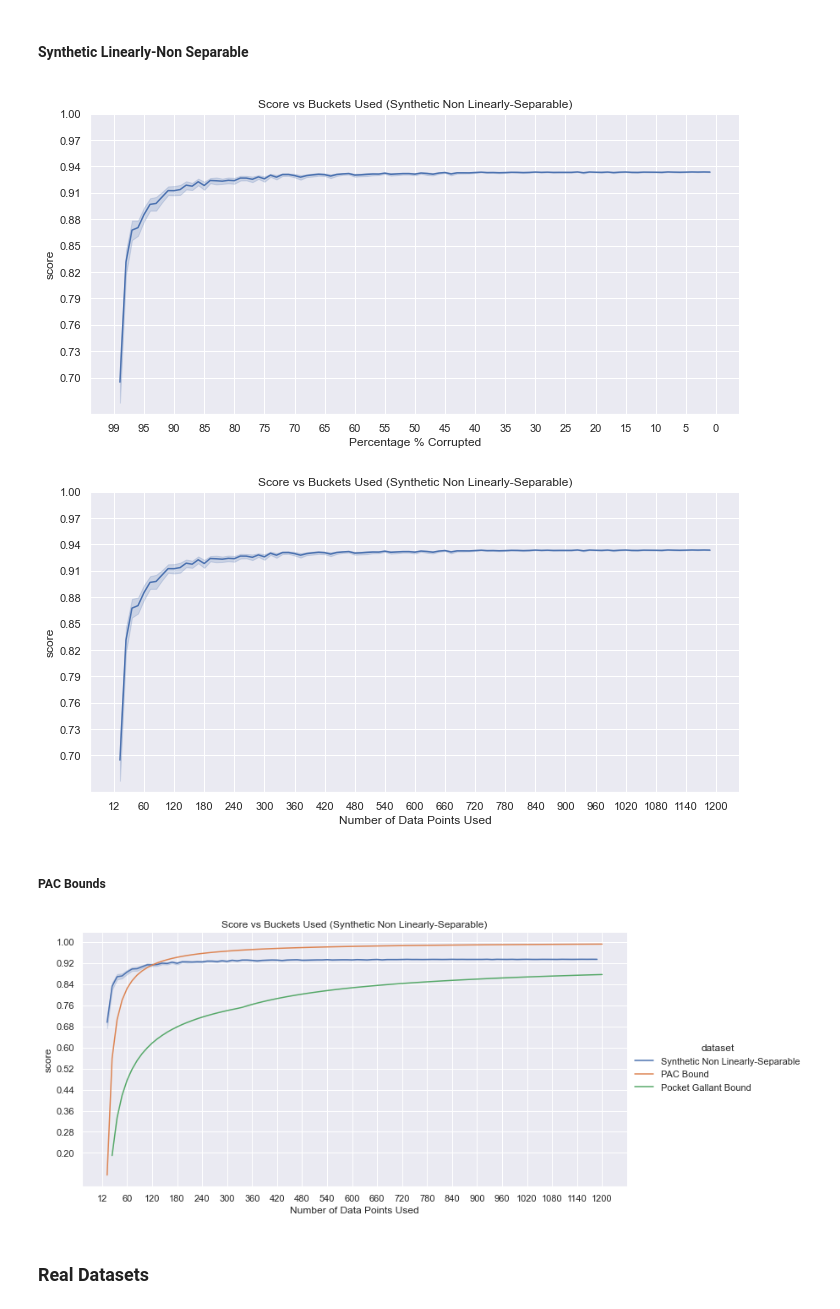
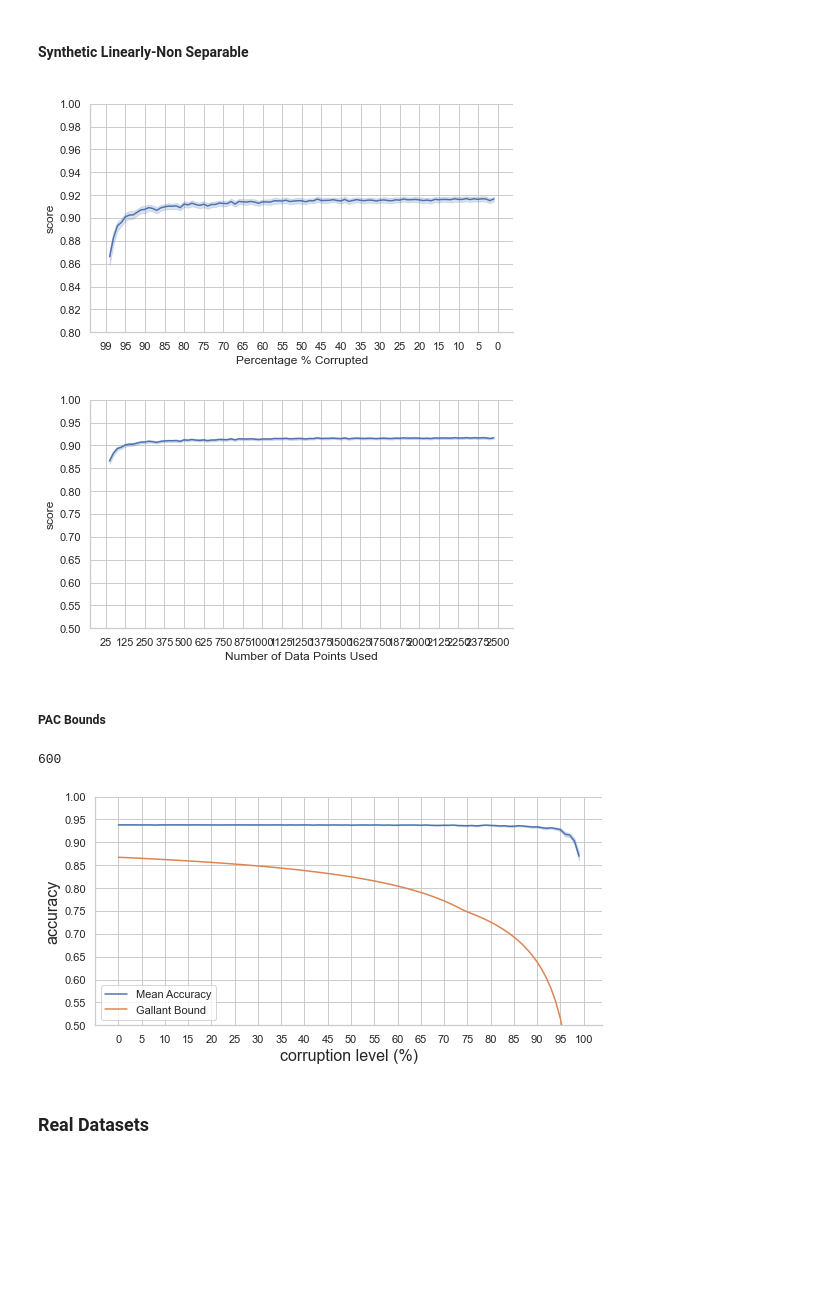
Before and after one commit to aguilarjose11/Perceptron-Corruption, a Jupyter notebook: ResultAnalysis.ipynb, the cells around one changed output. Cells and saved outputs as stored; diff of their text form; code cells hidden in the pictures; blank space fills up the shorter version.

```diff
--- a/ResultAnalysis.ipynb
+++ b/ResultAnalysis.ipynb
@@ -25,7 +25,7 @@ import pandas as pd
 import numpy as np
 import matplotlib.pyplot as plt
 import seaborn as sns
-sns.set_theme()
+sns.set_theme(style='whitegrid')
 # %%
 def pocket_complexity(
     epsilon:      float,
@@ -159,5 +205,8 @@ with open('results/syn-lin_0_results.pkl', 'rb') as pkl:
 # %%
-history_lin = lin_pkl['history']
+data, history_lin = extract_and_combine(file='results/syn-lin_4d-*_results.pkl', combine=True)
+lin_pkl = data[list(data.keys())[0]] # For ease of information
+
+#history_lin = lin_pkl['history']
 
 # Make into sns format
 # Linear Results
@@ -167,7 +216,7 @@ for n_buckets, scores in history_lin.items():
         continue
     for n_run, score in enumerate(scores):
         lin_data['score'].append(score)
-        lin_data['buckets'].append(n_buckets)
+        lin_data['buckets'].append(100 - n_buckets)
         lin_data['n_run'].append(n_run)
 # %% [markdown]
 ## Synthetic Non Linear
@@ -178,5 +224,7 @@ with open('pickles/non_lin_results.pkl', 'rb') as pkl:
 # %%
-history_non_lin = non_lin_pkl['history']
+data, history_non_lin = extract_and_combine(file='results/syn-non_4d-*_results.pkl', combine=True)
+non_lin_pkl = data[list(data.keys())[0]] # For ease of information
+#history_non_lin = non_lin_pkl['history']
 
 # Non Linear Results
 non_lin_data = {'score': [], 'buckets': [], 'n_run': []}
@@ -185,7 +233,7 @@ for n_buckets, scores in history_non_lin.items():
         continue
     for n_run, score in enumerate(scores):
         non_lin_data['score'].append(score)
-        non_lin_data['buckets'].append(n_buckets)
+        non_lin_data['buckets'].append(100 - n_buckets)
         non_lin_data['n_run'].append(n_run)
 # %% [markdown]
 ## Iris Dataset (Linear)
@@ -344,39 +430,53 @@ plt.show()
 # %% [markdown]
 #### Synthetic Linearly-Non Separable
 <a id="syn-non-plot"></a>
+# %%
+# Plot Configuration
+height = 4
+aspect = 12/7
 # %%
-sns.relplot(data=non_lin_data, kind='line', x='buckets', y='score', height=height, aspect=aspect)
+ax = sns.relplot(data=non_lin_data, kind='line', x='buckets', y='score', height=height, aspect=aspect)
 
 # Figure Attributes (using pyplot)
-plt.title('Score vs Buckets Used (Synthetic Non Linearly-Separable)')
+#plt.title('Score vs Buckets Used (Synthetic Non Linearly-Separable)')
 plt.xticks(
     ticks=range(0, 101, 5),
     labels=[99] + [percentage for percentage in range(95, -1, -5)]
 )
 plt.xlabel("Percentage % Corrupted")
-plt.yticks(np.linspace(0.7, 1., 11))
-plt.show()
+scr_min, scr_max = 0.8, 1.
+plt.ylim(scr_min, scr_max)
+plt.yticks(np.linspace(scr_min, scr_max, 11))
+ax.figure.savefig('non_percent.png', dpi=600)
+#plt.show()
 # %% [output]
-[figure, old version]
+[figure, new version]
 # %%
 ax = sns.relplot(data=non_lin_data, kind='line', x='buckets', y='score', height=height, aspect=aspect)
 
 # Figure Attributes (using pyplot)
 n_data = int(non_lin_pkl['n_data']/100) # Used for showing how many data points were used.
 
-plt.title('Score vs Buckets Used (Synthetic Non Linearly-Separable)')
+#plt.title('Score vs Buckets Used (Synthetic Non Linearly-Separable)')
 plt.xticks(
     ticks=range(0, 101, 5),
     labels=[1*n_data] + [percentage*n_data for percentage in range(5, 101, 5)]
 )
-plt.yticks(np.linspace(0.7, 1., 11))
+scr_min, scr_max = 0.8, 1.
+plt.ylim(scr_min, scr_max)
+plt.yticks(np.linspace(scr_min, scr_max, 11))
 plt.xlabel("Number of Data Points Used")
 #ax.set(title='Score vs Buckets Used')
-plt.show()
+ax.figure.savefig('non_points.png', dpi=600)
+#plt.show()
 # %% [output]
-[figure, old version]
+[figure, new version]
 # %% [markdown]
 ##### PAC Bounds
+# %%
+len(history_non_lin[99])
+# %% [output]
+600
 # %%
 '''PAC Bounds according to P.M. Long on Half-spaces'''
 # Calculate Epsilon Lower Bounds
@@ -420,22 +531,29 @@ non_lin_and_bounds = pd.concat(pre_concat).reset_index(drop=True)
 # %%
 #sns.relplot(data=lin_and_pac, kind='line', x='buckets', y='score', hue='dataset', height=height, aspect=aspect)
 
-ax = sns.relplot(data=non_lin_and_bounds, kind='line', x='buckets', y='score', hue='dataset', height=height, aspect=aspect)
-
+ax = sns.relplot(data=tmp, kind='line', x='buckets', y='score', hue='dataset', height=height, aspect=aspect)
+ax._legend.remove()
 # Figure Attributes (using pyplot)
 n_data = int(non_lin_pkl['n_data']/100) # Used for showing how many data points were used.
 
-plt.title('Score vs Buckets Used (Synthetic Non Linearly-Separable)')
+#plt.title('Score vs Buckets Used (Synthetic Non Linearly-Separable)')
+plt.legend(loc='lower left')
 plt.xticks(
     ticks=range(0, 101, 5),
-    labels=[1*n_data] + [percentage*n_data for percentage in range(5, 101, 5)]
+    labels=[percentage for percentage in range(0, 101, 5)]
 )
-plt.yticks(np.linspace(0.2, 1., 11))
-plt.xlabel("Number of Data Points Used")
+scr_min, scr_max = 0.5, 1.
+plt.ylim(scr_min, scr_max)
+plt.yticks(np.linspace(scr_min, scr_max, 11))
+
+plt.xlabel("corruption level (%)", fontsize=16)
+#plt.title("Synthetic Non Linearly-Separable")
+plt.ylabel('accuracy', fontsize=16)
 #ax.set(title='Score vs Buckets Used')
-plt.show()
+ax.figure.savefig('FinalResults/non_bounds_dimension_4.png', dpi=200)
+#plt.show()
 # %% [output]
-[figure, old version]
+[figure, new version]
 # %% [markdown]
 ### Real Datasets
 # %% [markdown]
```
Also changed, not shown: parts of 70 cells of this notebook, 7 other files.
